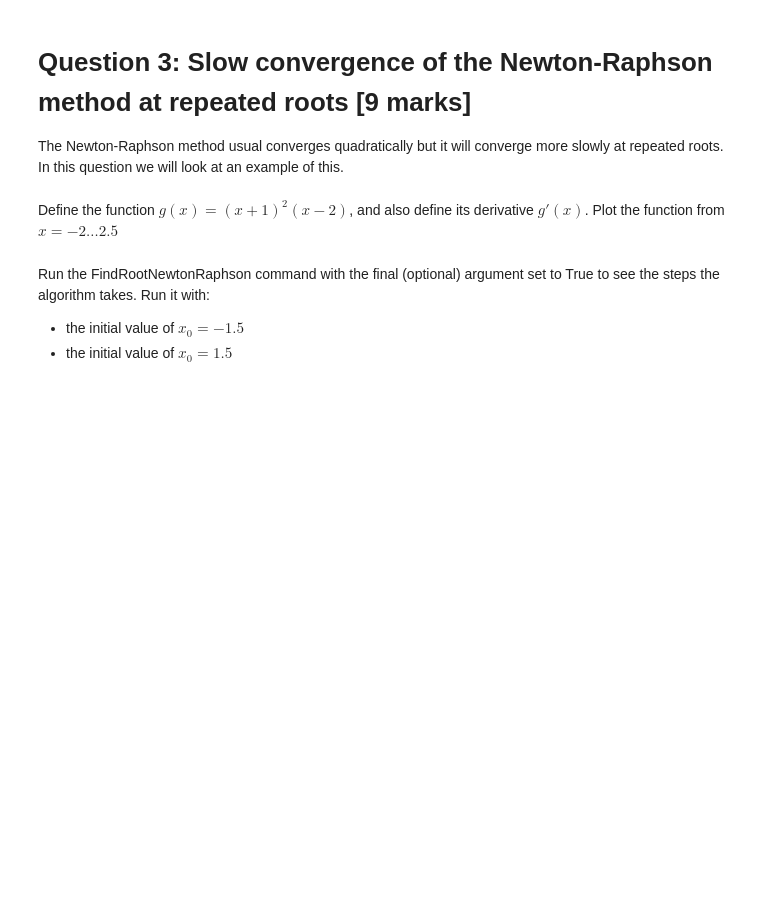
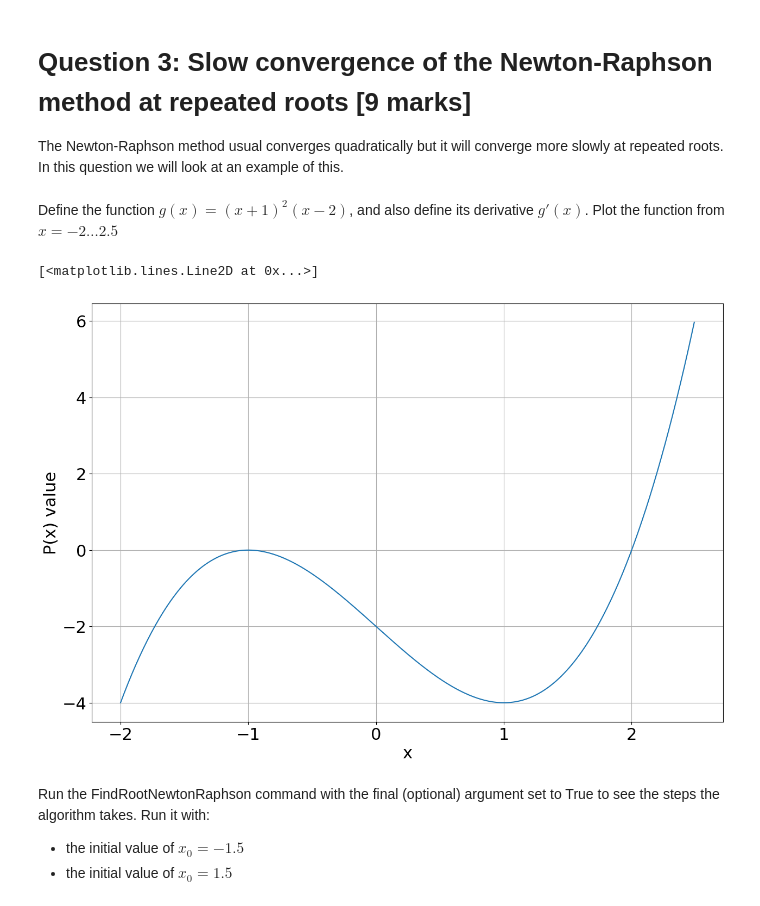
Before and after one commit to NiallCarbery/Computational_Science, a Jupyter notebook: Assignment2/Assignment-2.ipynb, the cells around one changed output. Saved outputs shown, nothing was run; the diff lists cells and outputs as text; code cells hidden in the pictures; blank space fills up the shorter version.

```diff
--- a/Assignment2/Assignment-2.ipynb
+++ b/Assignment2/Assignment-2.ipynb
@@ -186,6 +204,23 @@ In both cases set the final argument to 'True' to get the function to print the
 The Newton-Raphson method usual converges quadratically but it will converge more slowly at repeated roots. In this question we will look at an example of this.
 # %% [markdown]
 Define the function $g(x) = (x+1)^2(x-2)$, and also define its derivative $g'(x)$. Plot the function from $x=-2\dots2.5$
+# %%
+def g(x):
+    return ((x+1)**2)*(x-2)
+
+def dg(x):
+    return 3*(x**2-1)
+
+x = np.arange(-2,2.5,0.01)
+y = g(x)
+
+plt.grid()
+plt.ylabel('P(x) value')
+plt.xlabel('x')
+plt.plot(x,y)
+# %% [output]
+[<matplotlib.lines.Line2D at 0x...>]
+[figure, added]
 # %% [markdown]
 Run the FindRootNewtonRaphson command with the final (optional) argument set to True to see the steps the algorithm takes. Run it with:
  - the initial value of $x_0 = -1.5$
```
Also changed, not shown: parts of 2 cells of this notebook.
